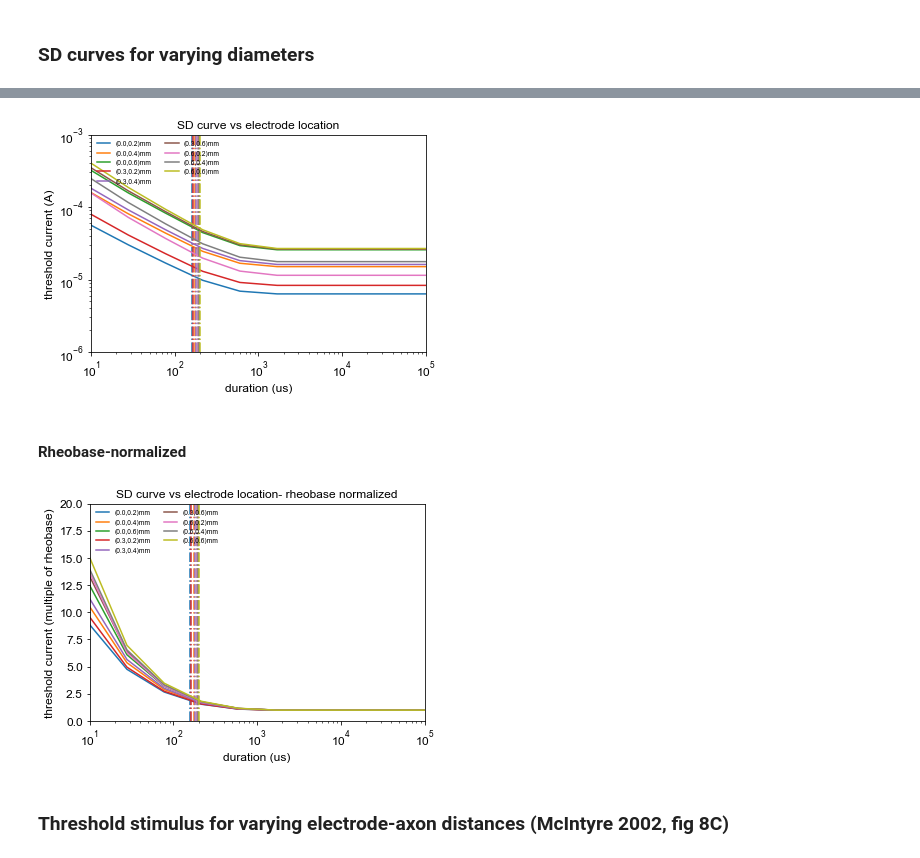
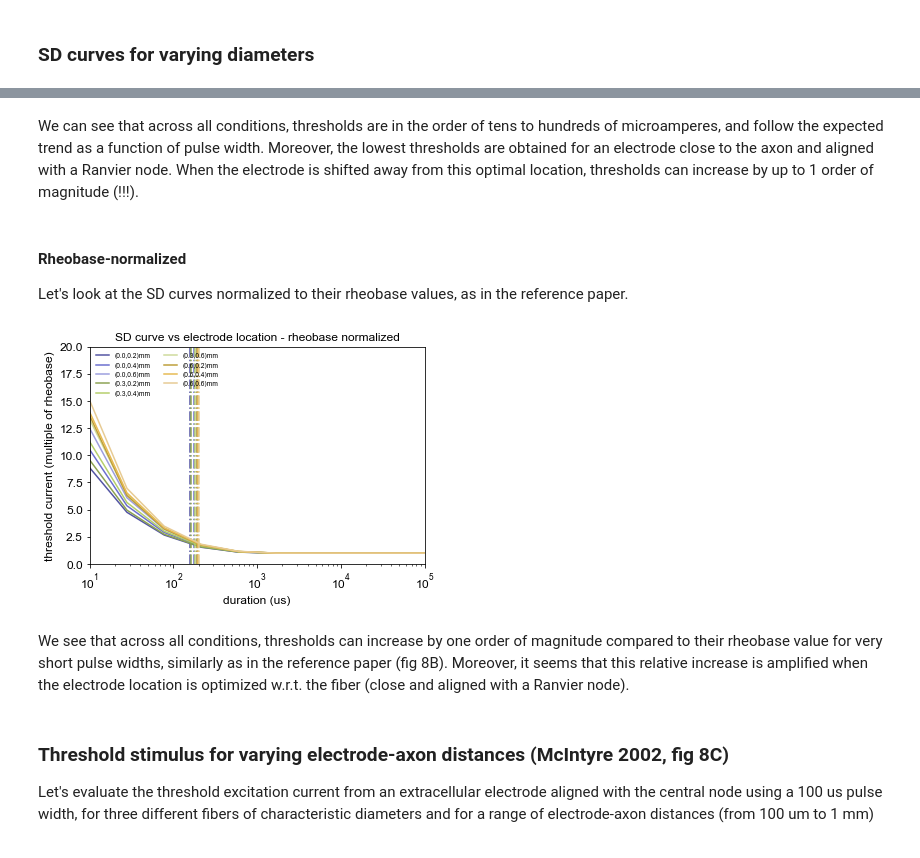
Before and after one commit to tjjlemaire/MorphoSONIC, a Jupyter notebook: notebooks/mrg.ipynb, the cells around one changed output, grey strips where cells are left out. Saved outputs shown, nothing was run; the diff lists cells and outputs as text; code cells hidden in the pictures.

```diff
--- a/notebooks/mrg.ipynb
+++ b/notebooks/mrg.ipynb
@@ -28,11 +101,16 @@ pneuron = getPointNeuron('MRGnode')
 fiberD = 10e-6  # um
 fiberD_range = (5e-6, 20e-6)  # um
 rho_ext = (300., 1200.)  # Ohm.cm
-durations = np.logspace(-5, -1, 10)  # s
 pp = PulsedProtocol(100e-6, 3e-3)  # s
 correction_levels = ['axoplasmic', 'myelin']
 dense_diameters = np.linspace(*fiberD_range, 10)  # m
 sparse_diameters = np.array([5., 10., 20.]) * 1e-6  # m
+SD_durations = np.logspace(-5, -1, 10)  # s
+SD_offset = 3e-3  # s
+SD_outkey = 'Ithr (A)'
+SD_root = 'strengthDurationData'
+triad_colors = list(plt.get_cmap('tab20b').colors)
+del triad_colors[::4]
 # %% [markdown]
 ### Functions
 # %%
@@ -378,0 +504,7 @@ fig = strengthDurationCurve('SD curve - extracellular stimulation', durations, I
+# %%
+Iextra_thrs_vs_fiberD = {}
+ext_source = ExtracellularCurrent((0., 100e-6), rho=rho_ext)
+for D in sparse_diameters:
+    fiber = mrgFiber(IextraMRGFiber, pneuron, D, nnodes, rs)
+    Iextra_thrs_vs_fiberD[f'{D * 1e6:.1f}um'] = StrengthDurationBatch(SD_outkey, ext_source, fiber, SD_durations, SD_offset, root=SD_root).run()
+fig = strengthDurationCurve('SD curve - extracellular stimulation', SD_durations, Iextra_thrs_vs_fiberD)
@@ -379,5 +525,4 @@ fig = strengthDurationCurve('SD curve - extracellular stimulation', durations, I
 # %%
-logger.setLevel(logging.WARNING)
 fiber = mrgFiber(IextraMRGFiber, pneuron, fiberD, nnodes, rs)
 xrange = np.linspace(0., fiber.interL / 2, 3)  # m
 zrange = (np.arange(3) + 1) * 200e-6  # m
@@ -385,11 +530,7 @@ Iextra_thrs_vs_electrode_location = {}
 for x in xrange:
     for z in zrange:
         ext_source = ExtracellularCurrent((x, z), rho=rho_ext)
-        print(f'computing thresholds for {ext_source}')
-        thrs = []
-        for tstim in durations:
-            print(f'   titration with {si_format(tstim, 2)}s pulse width ...')
-            thrs.append(fiber.titrate(ext_source, PulsedProtocol(tstim, 3e-3)))
-        Iextra_thrs_vs_electrode_location[ext_source.strPos()] = np.array(thrs)
-logger.setLevel(logging.INFO)
+        Iextra_thrs_vs_electrode_location[ext_source.strPos()] = StrengthDurationBatch(SD_outkey, ext_source, fiber, SD_durations, SD_offset, root=SD_root).run()
+
+fig = strengthDurationCurve('SD curve vs electrode location', SD_durations, Iextra_thrs_vs_electrode_location, colors=triad_colors)
 # %% [output]
@@ -413,16 +547,21 @@ computing extracellular thresholds for ExtracellularCurrent(x=(0.0,0.4)mm, (300.
-# %%
-fig = strengthDurationCurve('SD curve vs electrode location', durations, Iextra_thrs_vs_electrode_location)
-# %% [output]
-[figure, removed]
-# %% [markdown]
-#### Rheobase-normalized
+# %% [markdown]
+We can see that across all conditions, thresholds are in the order of tens to hundreds of microamperes, and follow the expected trend as a function of pulse width. Moreover, the lowest thresholds are obtained for an electrode close to the axon and aligned with a Ranvier node. When the electrode is shifted away from this optimal location, thresholds can increase by up to 1 order of magnitude (!!!).
+# %% [markdown]
+#### Rheobase-normalized
+
+Let's look at the SD curves normalized to their rheobase values, as in the reference paper.
 # %%
 norm_Iextra_thrs_vs_electrode_location = {k: v / v[-1] for k, v in Iextra_thrs_vs_electrode_location.items()}
-fig = strengthDurationCurve('SD curve vs electrode location- rheobase normalized', durations, norm_Iextra_thrs_vs_electrode_location, scale='log', yunit='multiple of rheobase')
+fig = strengthDurationCurve('SD curve vs electrode location - rheobase normalized', SD_durations, norm_Iextra_thrs_vs_electrode_location,
+                            scale='log', yunit='multiple of rheobase', colors=triad_colors)
 fig.axes[0].set_yscale('linear');
 fig.axes[0].set_ylim(0., 20.);
 # %% [output]
-[figure, old version]
+[figure, new version]
-# %% [markdown]
-### Threshold stimulus for varying electrode-axon distances (McIntyre 2002, fig 8C)
+# %% [markdown]
+We see that across all conditions, thresholds can increase by one order of magnitude compared to their rheobase value for very short pulse widths, similarly as in the reference paper (fig 8B). Moreover, it seems that this relative increase is amplified when the electrode location is optimized w.r.t. the fiber (close and aligned with a Ranvier node).
+# %% [markdown]
+### Threshold stimulus for varying electrode-axon distances (McIntyre 2002, fig 8C)
+
+Let's evaluate the threshold excitation current from an extracellular electrode aligned with the central node using a 100 us pulse width, for three different fibers of characteristic diameters and for a range of electrode-axon distances (from 100 um to 1 mm)
 # %%
```
Also changed, not shown: parts of 63 cells of this notebook, 27 other files.
